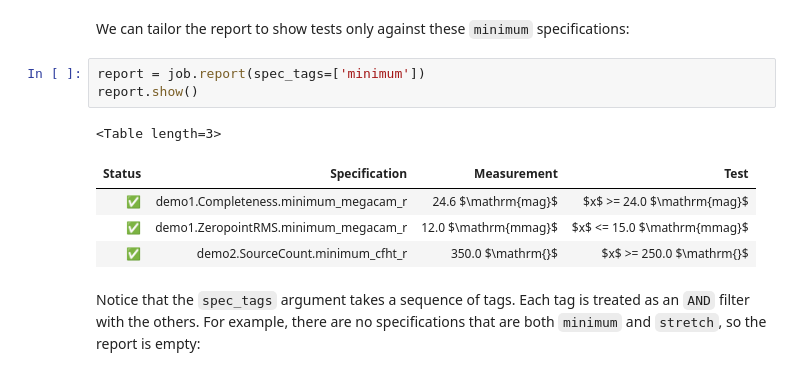
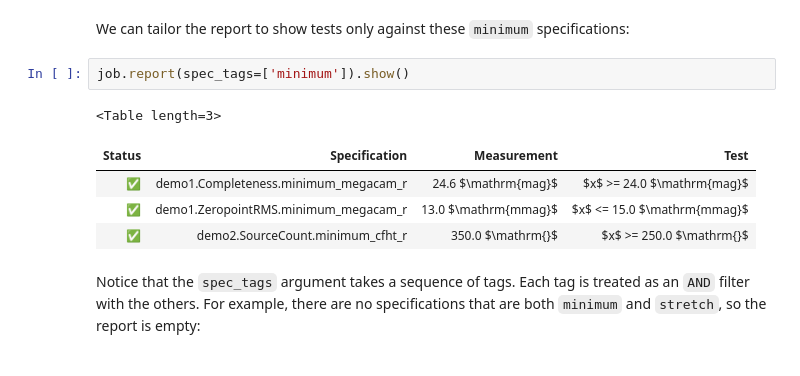
Before and after one commit to lsst-sqre/sqr-019, a Jupyter notebook: index.ipynb, the cells around one changed output. Drawn from its saved outputs; the diff is of its cells as text.

```diff
--- a/index.ipynb
+++ b/index.ipynb
@@ -747,13 +757,12 @@ job.specs['demo1.ZeropointRMS.minimum_megacam_r'].tags
 # %% [markdown]
 We can tailor the report to show tests only against these `minimum` specifications:
 # %%
-report = job.report(spec_tags=['minimum'])
-report.show()
+job.report(spec_tags=['minimum']).show()
 # %% [output]
 <Table length=3>
 | Status | Specification | Measurement | Test |
 | ✅ | demo1.Completeness.minimum_megacam_r | 24.6 $\mathrm{mag}$ | $x$ >= 24.0 $\mathrm{mag}$ |
-| ✅ | demo1.ZeropointRMS.minimum_megacam_r | 12.0 $\mathrm{mmag}$ | $x$ <= 15.0 $\mathrm{mmag}$ |
+| ✅ | demo1.ZeropointRMS.minimum_megacam_r | 13.0 $\mathrm{mmag}$ | $x$ <= 15.0 $\mathrm{mmag}$ |
 | ✅ | demo2.SourceCount.minimum_cfht_r | 350.0 $\mathrm{}$ | $x$ >= 250.0 $\mathrm{}$ |
 # %% [markdown]
 Notice that the `spec_tags` argument takes a sequence of tags. Each tag is treated as an `AND` filter with the others. For example, there are no specifications that are both `minimum` and `stretch`, so the report is empty:
```
Also changed, not shown: parts of 22 cells of this notebook.
